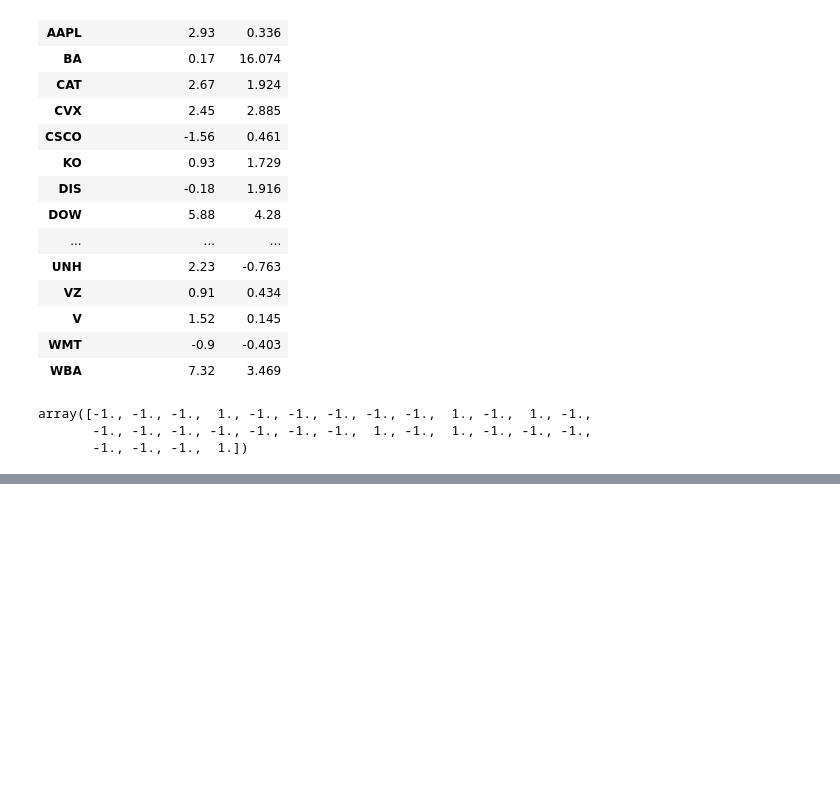
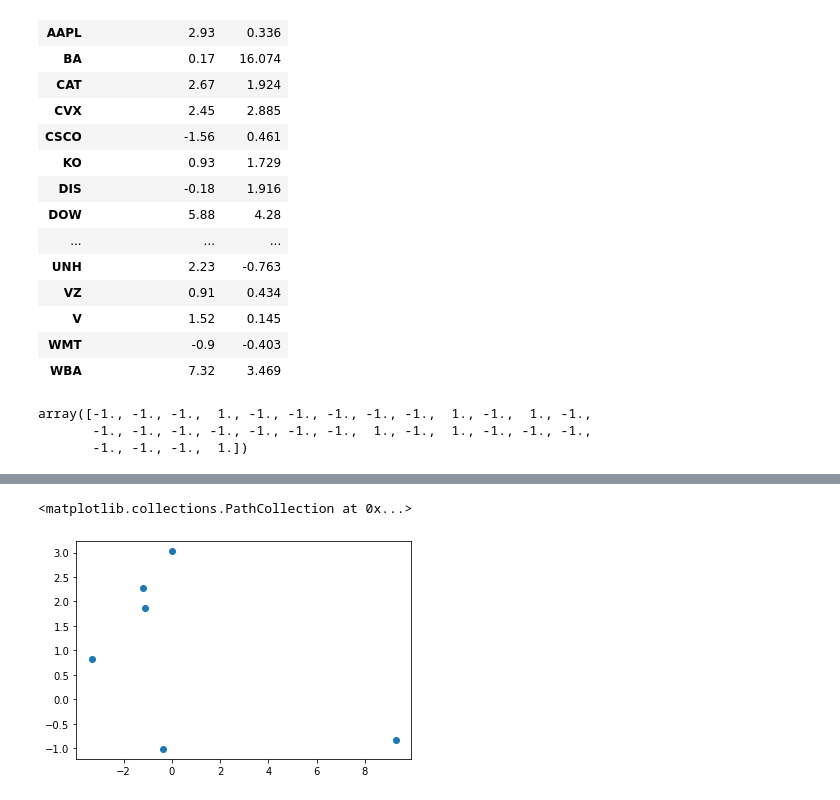
Before and after one commit to bd395/quantFinance, a Jupyter notebook: DOW_StockTwits/Predicting_Tomorrow.ipynb, the cells around one changed output, grey strips where cells are left out. Saved outputs shown, nothing was run; the diff lists cells and outputs as text; code cells hidden in the pictures; blank space fills up the shorter version.

```diff
--- a/DOW_StockTwits/Predicting_Tomorrow.ipynb
+++ b/DOW_StockTwits/Predicting_Tomorrow.ipynb
@@ -99,0 +130,8 @@ longs
+# %%
+x = tix_df[0].loc[:,"sentimentChange"]
+# %%
+y = tix_df[0].loc[:,"percent"]
+# %%
+x = x[:6]
+# %%
+y = y[1:7]
@@ -99,0 +158,5 @@ longs
+# %%
+plt.scatter(x,y)
+# %% [output]
+<matplotlib.collections.PathCollection at 0x...>
+[figure, added]
```
Also changed, not shown: parts of 10 cells of this notebook.
